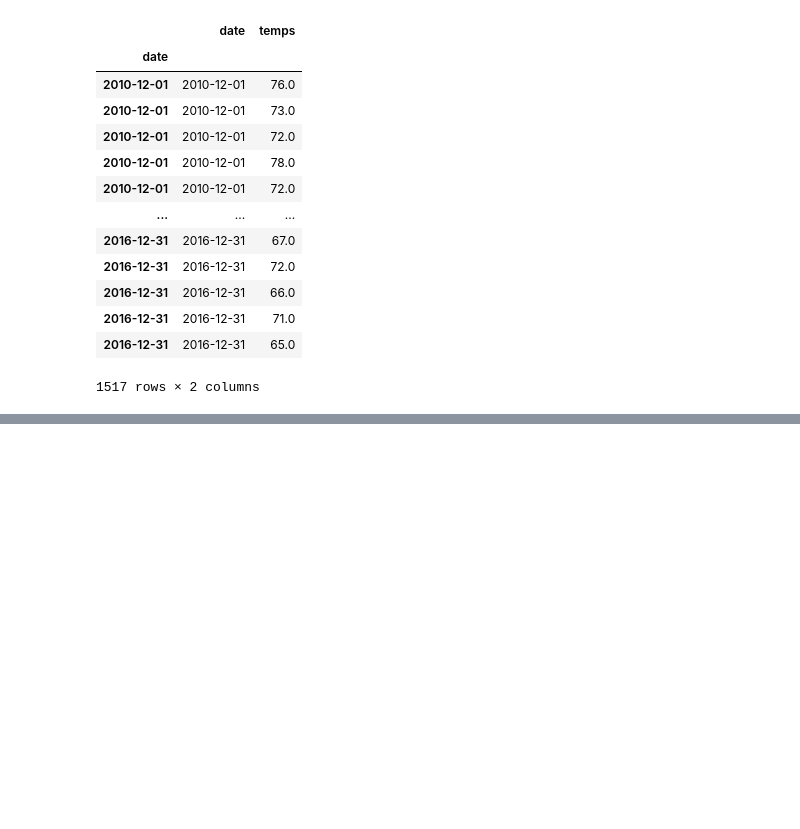
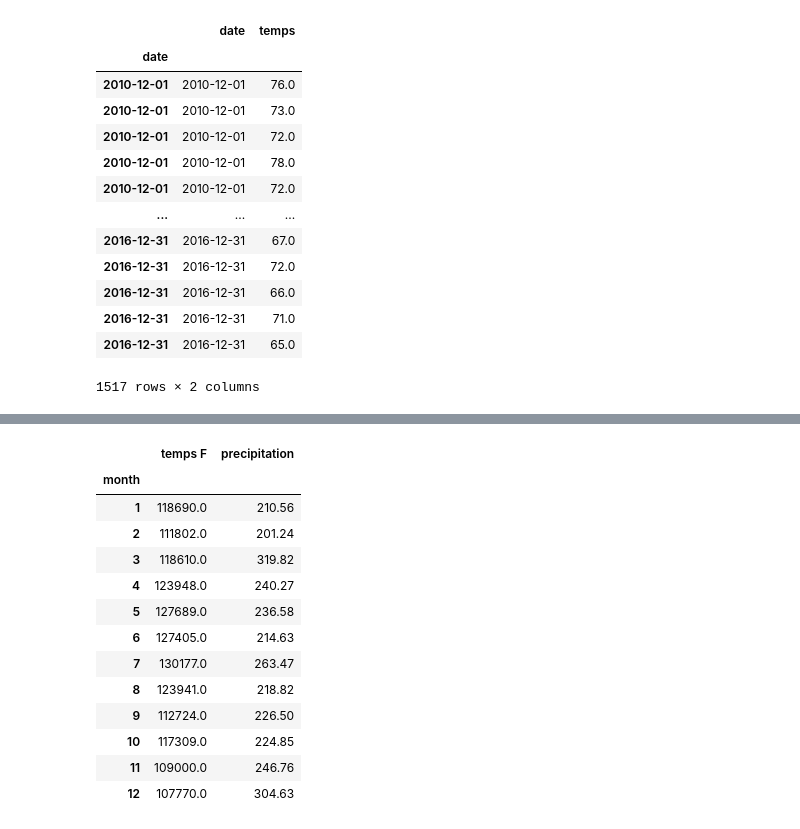
Before and after one commit to gabalita/surfs_up, a Jupyter notebook: SurfsUp_Challenge.ipynb, the cells around one changed output, grey strips where cells are left out. Drawn from its saved outputs; the diff is of its cells as text; code cells hidden in the pictures; blank space fills up the shorter version.

```diff
--- a/SurfsUp_Challenge.ipynb
+++ b/SurfsUp_Challenge.ipynb
@@ -114,0 +159,18 @@ df_dec.describe()
+# %%
+data_grouped = data_df.groupby('month').sum()
+data_grouped.drop(['year'],axis=1)
+# %% [output]
+|  | temps F | precipitation |
+| month |  |  |
+| 1 | 118690.0 | 210.56 |
+| 2 | 111802.0 | 201.24 |
+| 3 | 118610.0 | 319.82 |
+| 4 | 123948.0 | 240.27 |
+| 5 | 127689.0 | 236.58 |
+| 6 | 127405.0 | 214.63 |
+| 7 | 130177.0 | 263.47 |
+| 8 | 123941.0 | 218.82 |
+| 9 | 112724.0 | 226.50 |
+| 10 | 117309.0 | 224.85 |
+| 11 | 109000.0 | 246.76 |
+| 12 | 107770.0 | 304.63 |
```
Also changed, not shown: parts of 8 cells of this notebook, 1 other file.
